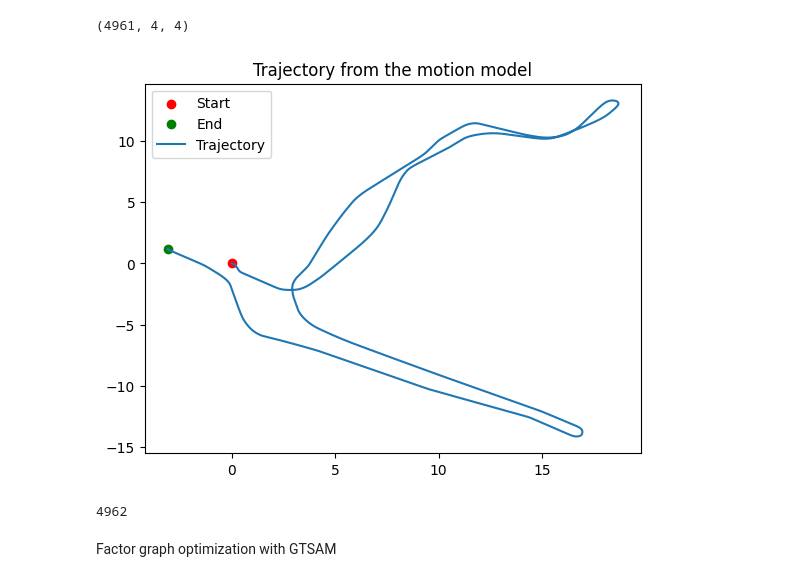
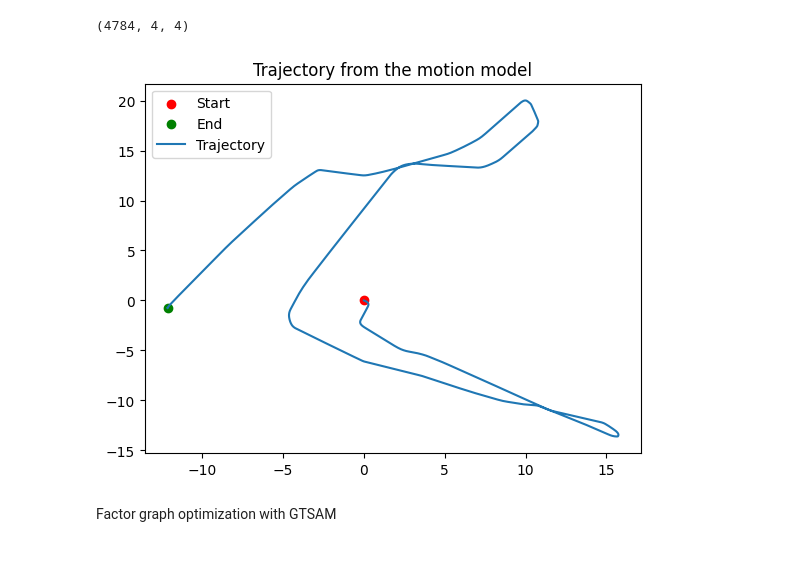
Before and after one commit to pedramaghazadeh/ECE276a, a Jupyter notebook: Project2/code/part4.ipynb, the cells around one changed output. Drawn from its saved outputs; the diff is of its cells as text; code cells hidden in the pictures.

```diff
--- a/Project2/code/part4.ipynb
+++ b/Project2/code/part4.ipynb
@@ -12,8 +12,17 @@ import matplotlib.cm as cm
 from icp_warm_up.tools import sync_time_stamps
 from tqdm import tqdm
 from pr2_utils import bresenham2D
+from gtsam import Pose2, Pose3, Rot3, Point3, PriorFactorPose3, BetweenFactorPose3
+from icp_warm_up.tools import ICP
 
-dataset = 20
+cumulative_poses = False
+dataset = 21
+
+# Reading the pose transformations from npy files
+icp_poses = np.load(f"./icp_warm_up/icp_poses_{dataset}_transitions_old.npy")
+print(icp_poses.shape)
+# %% [output]
+(4784, 4, 4)
 # %%
 def velocity_right_encoder(counts, timestamps):
     delta_t = timestamps[1:] - timestamps[:-1]
@@ -84,10 +93,6 @@ def image_to_pc(bgr_img, disp_img):
 
     return points, colors
 # %%
-# Reading the pose transformations from npy files
-poses = np.load(f"./icp_warm_up/icp_poses_{dataset}_bad.npy")
-print(poses.shape)
-
 with np.load("../data/Encoders%d.npz"%dataset) as data:
     encoder_counts = data["counts"] # 4 x n encoder counts
     encoder_stamps = data["time_stamps"] # encoder time stamps
@@ -128,6 +133,13 @@ def extract_pc(lidar_ranges, lidar_angle_increment):
         pc.append(np.stack([x, y, z], axis=1))
     return pc
 
+# Similarity between two LiDAR scans
+def lidar_similarity(ranges_a, ranges_b):
+    # For each point in pc_a, find the closest point in pc_b
+    # Compute the distance between the two points
+    # Return the average distance
+    return np.mean(np.abs(ranges_a - ranges_b))
+
 synced_encoder_stamps = sync_time_stamps(imu_stamps, lidar_stamps)
 # synced_lidar_stamps = sync_time_stamps(imu_stamps, lidar_stamps)
 
@@ -136,35 +148,31 @@ v_right = velocity_right_encoder(encoder_counts, encoder_stamps)
 
 # Motion model
 axel_length = 0.31115 # meters
 wheel_diameter = 0.254 # meters
 
 pose_motion = np.zeros((3))
-
 x_traj = [0]
 y_traj = [0]
 poses_motion = []
 
 for i in range(len(imu_angular_velocity[2])):
     omega = imu_angular_velocity[2][i] # yaw angular velocity
     dt = imu_stamps[i] - imu_stamps[i - 1]
     encoder_ind = synced_encoder_stamps[i]
     v = (v_left[encoder_ind] + v_right[encoder_ind]) / 2
     pose_motion = motion_model(pose_motion, v, omega, dt)
     poses_motion.append(pose_motion)
 
 poses_motion = np.array(poses_motion).T
 # Beginning point
 plt.scatter(0, 0, c='r')
 # Ending point
 plt.scatter(pose_motion[0], pose_motion[1], c='g')
 plt.title("Trajectory from the motion model")
 plt.plot(poses_motion[0], poses_motion[1])
 plt.legend(["Start", "End", "Trajectory"])
 plt.show()
 
 pc = extract_pc(lidar_ranges, lidar_angle_increment)
-print(len(pc))
 # %% [output]
-(4961, 4, 4)
-[figure, old version]
+[figure, new version]
-4962
```
Also changed, not shown: parts of 12 cells of this notebook, 8 other files.
